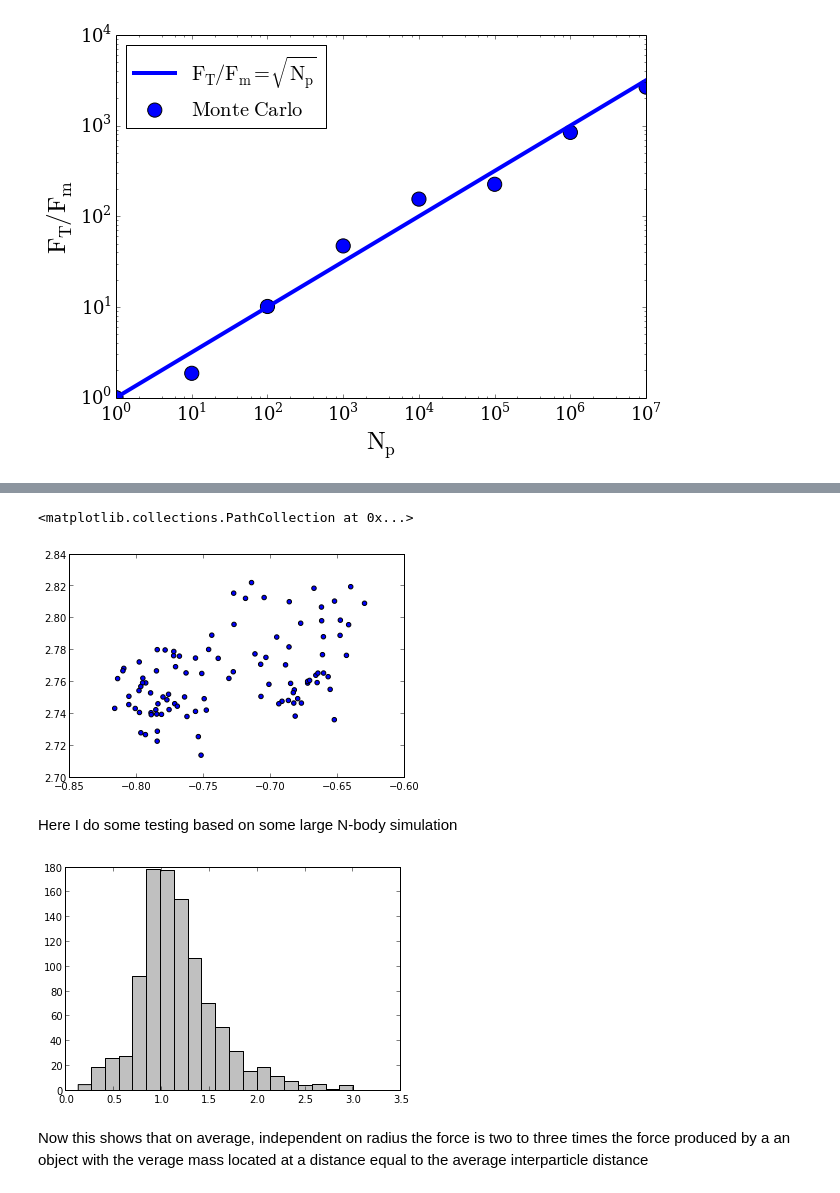
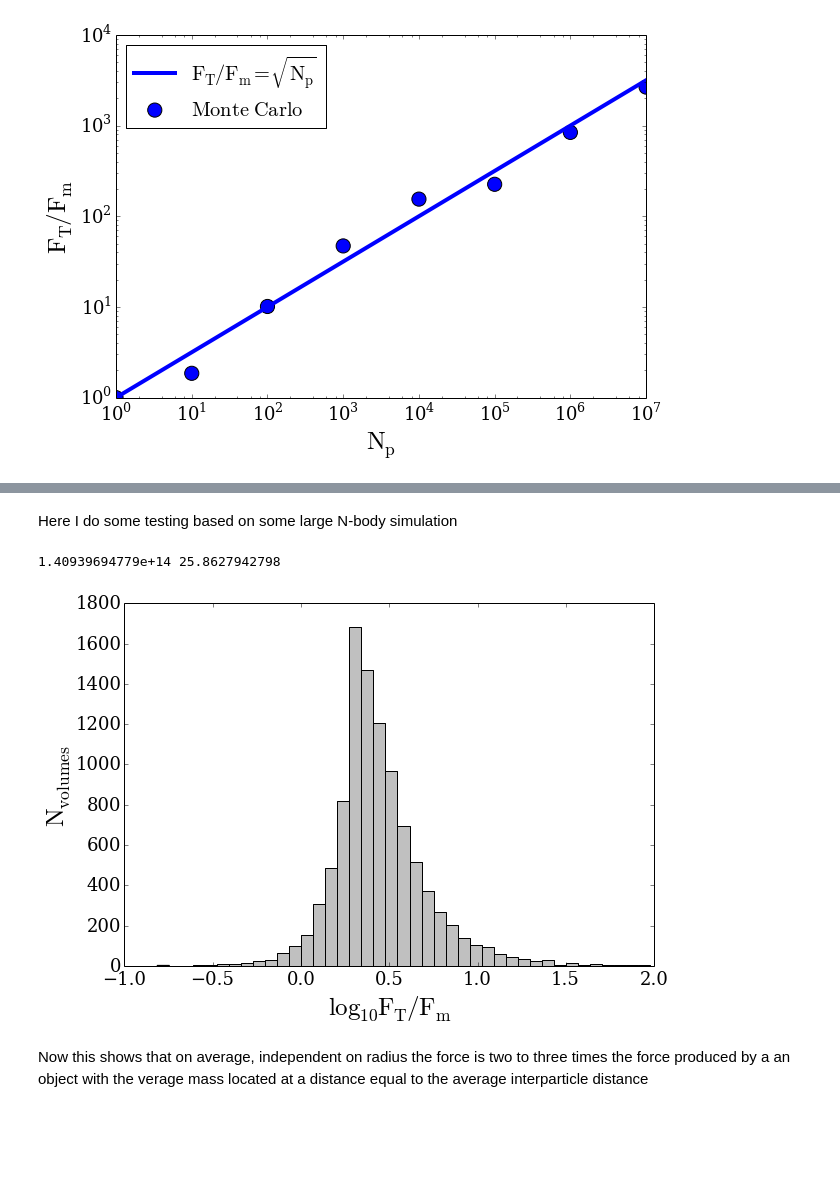
Before and after one commit to forero/spheres, a Jupyter notebook: code/spheres.ipynb, the cells around one changed output, grey strips where cells are left out. Cells and saved outputs as stored; diff of their text form; code cells hidden in the pictures; blank space fills up the shorter version.

```diff
--- a/code/spheres.ipynb
+++ b/code/spheres.ipynb
@@ -154,8 +127,3 @@ plot(arange(100), log10(f_total))
-# %%
-scatter(f_total_x, f_total_y)
-# %% [output]
-<matplotlib.collections.PathCollection at 0x...>
-[figure, removed]
 # %% [markdown]
 Here I do some testing based on some large N-body simulation
 # %%
@@ -203,13 +184,41 @@ def n_body_force(sim_x, sim_y, sim_z, sim_mass, center_fiducial=500.0, sigma_cen
 # %%
 average_force = empty((0))
 
-for i in range(1000):
-    tmp_average = n_body_force(pos_x, pos_y, pos_z, mass, radius_sphere=400.0)
-    average_force = append(average_force, tmp_average)
+for i in range(10000):
+    tmp_average, tmp_mass, tmp_separation = n_body_force(pos_x, pos_y, pos_z, mass, radius_sphere=300.0, sigma_center=40.0)
+    if(tmp_average<1E10):
+        average_force = append(average_force, tmp_average)
+print tmp_mass, tmp_separation
+# %% [output]
+1.40939694779e+14 25.8627942798
-# %%
-n, bins, patches = hist(average_force, 20, normed=0, color = 'silver')
-# %% [output]
-[figure, removed]
+# %%
+
+#Particles distributed over the sphere
+fig = figure(1, figsize=(9.5,6.5))
+ax = axes()
+ax.set_xlabel("$\mathrm{\log_{10} F_{T} / F_{m}}$",fontsize=25)
+ax.set_ylabel("$\mathrm{N_{volumes}}$",fontsize=25)
+ticklabels_x = ax.get_xticklabels()
+ticklabels_y = ax.get_yticklabels()
+
+for label_x in ticklabels_x:
+    label_x.set_fontsize(18)
+    label_x.set_family('serif')
+for label_y in ticklabels_y:
+    label_y.set_fontsize(18)
+    label_y.set_family('serif')
+
+n, bins, patches = hist(log10(average_force), 59, normed=0, color = 'silver')
+ax.set_xlim([-1.0,2.0])
+
+legend(numpoints=1,scatterpoints=1, loc=2)
+
+filename='spheres_nbody'
+savefig(filename + '.eps',format = 'eps', transparent=True)
+savefig(filename + '.pdf',format = 'pdf', transparent=True)
+savefig(filename + '.png',format = 'png', transparent=True)
+# %% [output]
+[figure, added]
 # %% [markdown]
 Now this shows that on average, independent on radius the force is two to three times the force produced by a an object with the verage mass located at a distance equal to the average interparticle distance
 # %% [markdown]
```
Also changed, not shown: parts of 5 cells of this notebook.
